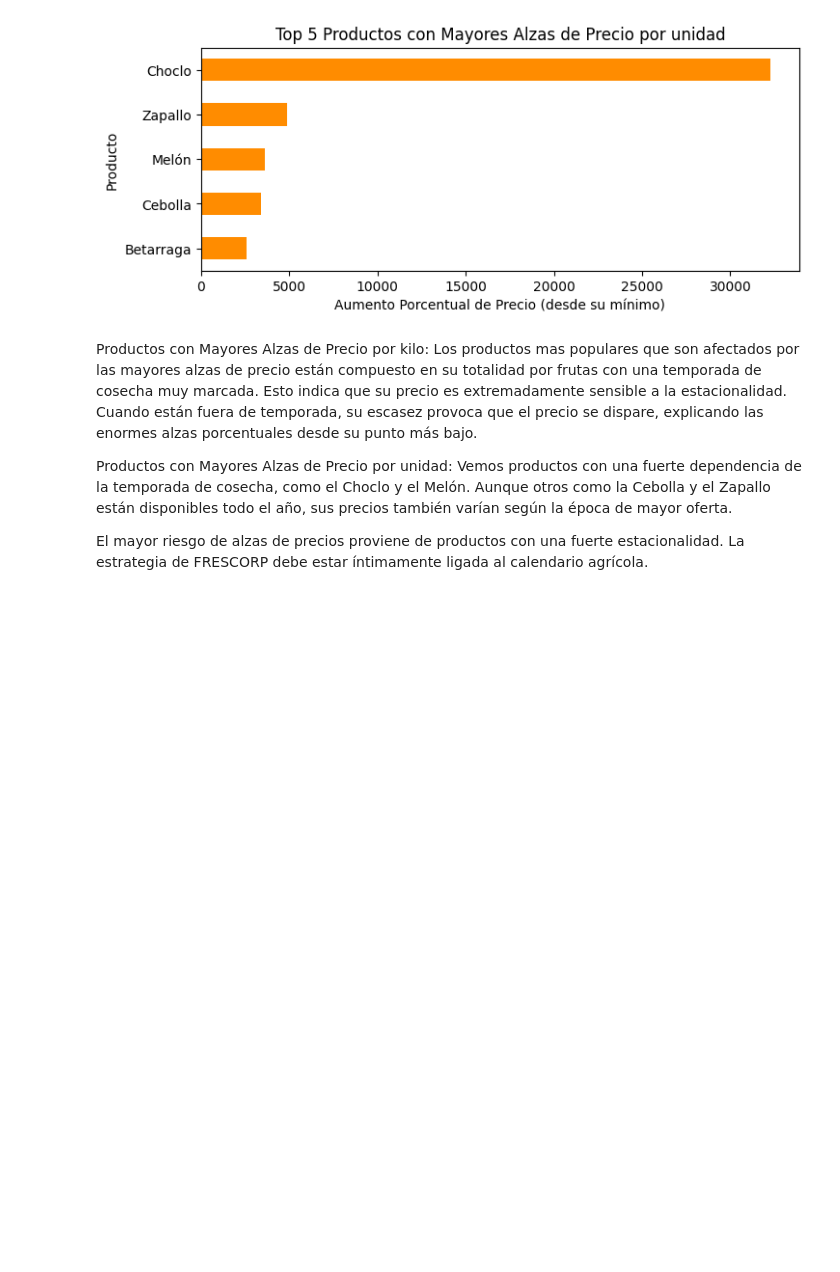
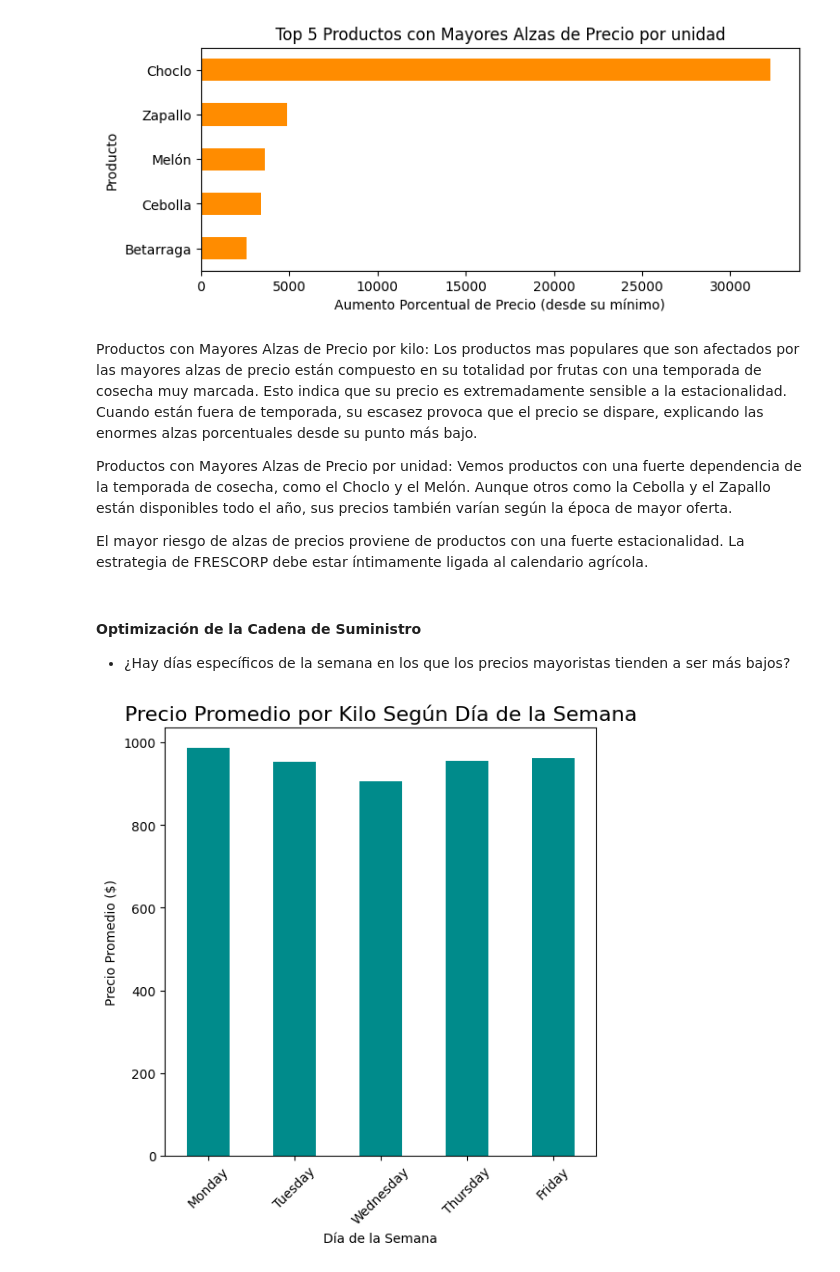
Before and after one commit to Ricardouchub/Analisis-Estrategico-de-Precios, a Jupyter notebook: Análisis Estratégico de Precios Mayoristas para el Sector Retail de Frutas y Hortalizas.ipynb, the cells around one changed output. Cells and saved outputs as stored; diff of their text form; code cells hidden in the pictures; blank space fills up the shorter version.

```diff
--- a/Análisis Estratégico de Precios Mayoristas para el Sector Retail de Frutas y Hortalizas.ipynb
+++ b/Análisis Estratégico de Precios Mayoristas para el Sector Retail de Frutas y Hortalizas.ipynb
@@ -953,3 +955,24 @@ Productos con Mayores Alzas de Precio por kilo: Los productos mas populares que
 Productos con Mayores Alzas de Precio por unidad: Vemos productos con una fuerte dependencia de la temporada de cosecha, como el Choclo y el Melón. Aunque otros como la Cebolla y el Zapallo están disponibles todo el año, sus precios también varían según la época de mayor oferta.
 
 El mayor riesgo de alzas de precios proviene de productos con una fuerte estacionalidad. La estrategia de FRESCORP debe estar íntimamente ligada al calendario agrícola.
+# %% [markdown]
+#### Optimización de la Cadena de Suministro
+* ¿Hay días específicos de la semana en los que los precios mayoristas tienden a ser más bajos?
+# %%
+# Ordenamos los días de la semana
+dias_ordenados = ['Monday', 'Tuesday', 'Wednesday', 'Thursday', 'Friday', 'Saturday', 'Sunday']
+df1['dia_semana'] = pd.Categorical(df1['dia_semana'], categories=dias_ordenados, ordered=True)
+
+# Calculamos el precio promedio por día
+precio_por_dia = df1.groupby('dia_semana', observed=True)['precio_por_kg'].mean()
+
+# Creamos el gráfico de barras
+plt.figure(figsize=(6, 6))
+precio_por_dia.plot(kind='bar', color='darkcyan')
+plt.title('Precio Promedio por Kilo Según Día de la Semana', fontsize=16)
+plt.xlabel('Día de la Semana')
+plt.ylabel('Precio Promedio ($)')
+plt.xticks(rotation=45)
+plt.show()
+# %% [output]
+[figure, added]
```
Also changed, not shown: parts of 7 cells of this notebook.
